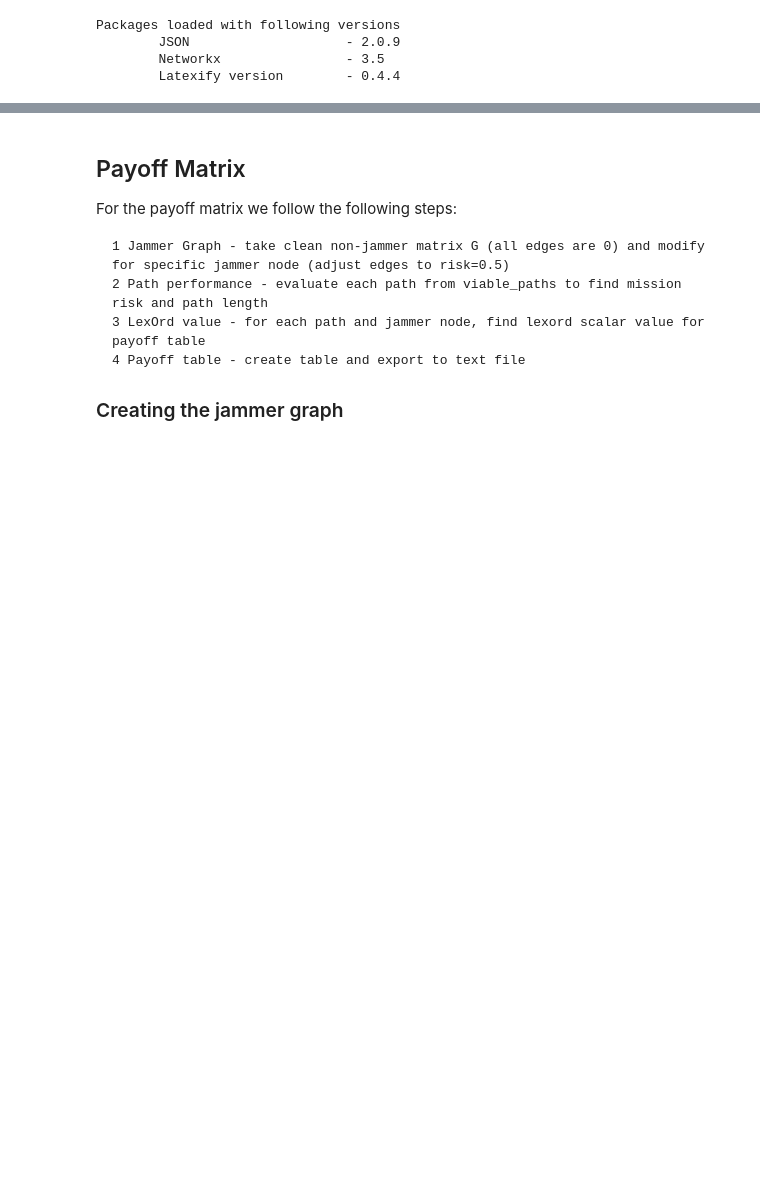
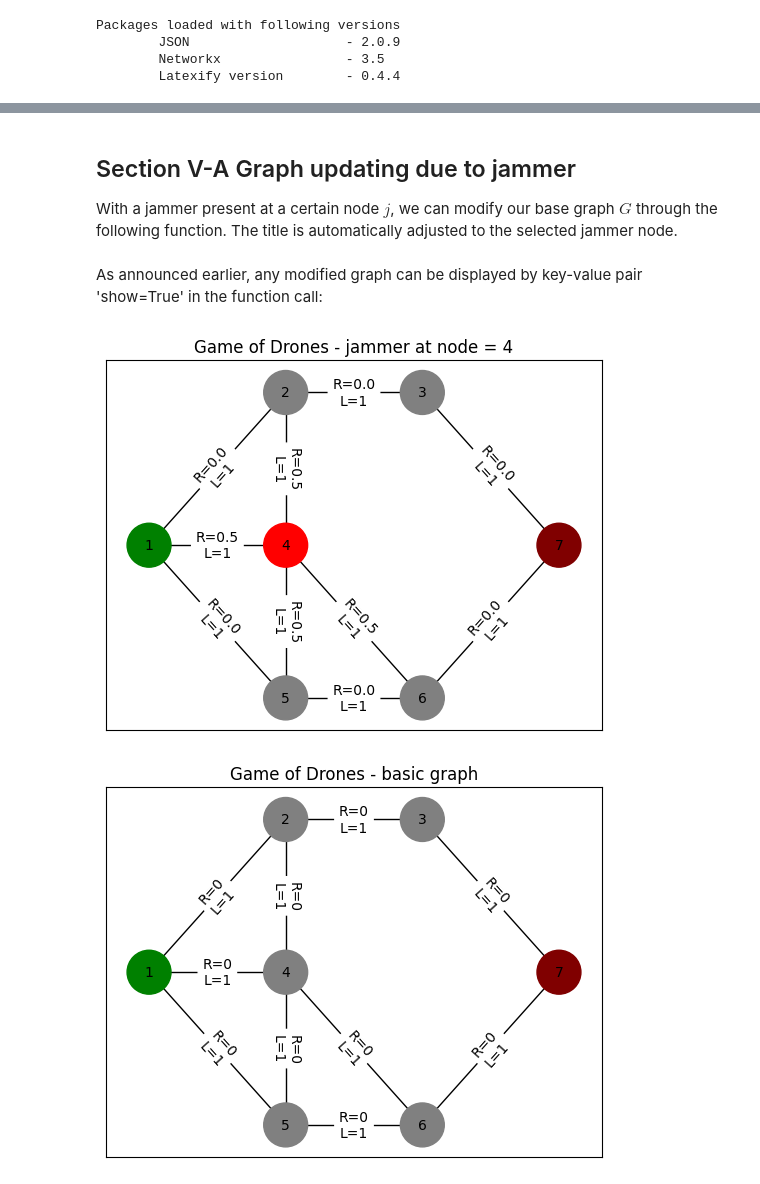
Before and after one commit to nlcircle/0175_GoD_on_a_Graph, a Jupyter notebook: 20251108 IV-B Adv Path Selection as Normal Game.ipynb, the cells around one changed output, grey strips where cells are left out. Saved outputs shown, nothing was run; the diff lists cells and outputs as text; code cells hidden in the pictures; blank space fills up the shorter version.

```diff
--- a/20251108 IV-B Adv Path Selection as Normal Game.ipynb
+++ b/20251108 IV-B Adv Path Selection as Normal Game.ipynb
@@ -29,12 +71,16 @@ The graph is defined as $G=(V,E)$ with the nodes reflecting decision points and
 # %%
 # define parameters
 json_file = 'GoD_basic_graph.json'
+B = 5
+jammer_nodes = ["2", "3", "4", "5", "6"]
+edge_risk = 0.5
+
 
 # load a Graph from a JSON file,
 with open(json_file, 'r') as f:
     data = json.load(f)
 
-G = nx.node_link_graph(data)
+G = nx.node_link_graph(data, edges="links")
 
 
 # Access the attributes of nodes and edges:
@@ -48,7 +94,7 @@ for u, v, attrs in G.edges(data=True):
 
 
 # Draw the graph
-def show_graph(graph):
+def show_graph(graph, title="Game of Drones - basic graph"):
     node_labels = nx.get_node_attributes(graph, 'label')
     node_colors = [attrs['color'] for node, attrs in graph.nodes(data=True)]
 
@@ -65,11 +111,8 @@ def show_graph(graph):
 
     nx.draw_networkx_edge_labels(graph, pos=networkx_pos, edge_labels=edge_labels)
 
-    plt.title("Game of Drones - basic graph")
+    plt.title(title)
     plt.show()
-
-
-show_graph(G)
 # %% [output]
 Node attributes:
 1: {'label': '1', 'color': 'green'}
@@ -165,22 +219,40 @@ Data for Table II succesfully captured in file TabII_Simple_Paths.txt
 # %% [markdown]
-## Payoff Matrix
+## Section V-A Graph updating due to jammer
 
-For the payoff matrix we follow the following steps:
-
-    1 Jammer Graph - take clean non-jammer matrix G (all edges are 0) and modify for specific jammer node (adjust edges to risk=0.5)
-    2 Path performance - evaluate each path from viable_paths to find mission risk and path length
-    3 LexOrd value - for each path and jammer node, find lexord scalar value for payoff table
-    4 Payoff table - create table and export to text file
-
-### Creating the jammer graph
+With a jammer present at a certain node $j$, we can modify our base graph $G$ through the following function. The title is automatically adjusted to the selected jammer node.
 # %%
 # Copy graph G and use jammer node to update edges of new jammerG
-def apply_jammer_to_graph(G_in, jammer_node, risk_value=0.5):
-        """Return a copy of G_in with risk applied to jammer-connected edges."""
-        G = G_in.copy()
-        for u, v in G.edges():
-            G.edges[u, v]['R'] = risk_value if jammer_node in (u, v) else 0.0
-        return G
+def apply_jammer_to_graph(baseG, jammer_node, risk_value=0.5, show=False):
+    """Return a copy of G_in with risk applied to jammer-connected edges."""
+
+    # copy the base graph to the new output graph:
+    jammerG = baseG.copy()
+
+    # update the edges with the risk from the jammer node:
+    for u, v in jammerG.edges():
+        jammerG.edges[u, v]['R'] = risk_value if jammer_node in (u, v) else 0.0
+
+    # change the jammer node color to red:
+    jammerG.nodes[jammer_node]['color'] = 'red'
+
+    if show:
+        show_graph(jammerG, title=f"Game of Drones - jammer at node = {jammer_node}")
+
+    return jammerG
+# %% [markdown]
+As announced earlier, any modified graph can be displayed by key-value pair 'show=True' in the function call:
+# %%
+# Modify base graph G with jammer at "4" and show the graph:
+apply_jammer_to_graph(G, "4", show=True)
+
+# Modify base graph G with jammer at "3" but don't show:
+apply_jammer_to_graph(G, "3")
+
+# Verify the base graph is still unchanged:
+show_graph(G)
+# %% [output]
+[figure, added]
+[figure, added]
 # %% [markdown]
 ### Game results (paths versus jammer nodes)
 
```
Also changed, not shown: parts of 17 cells of this notebook, 2 other files.
